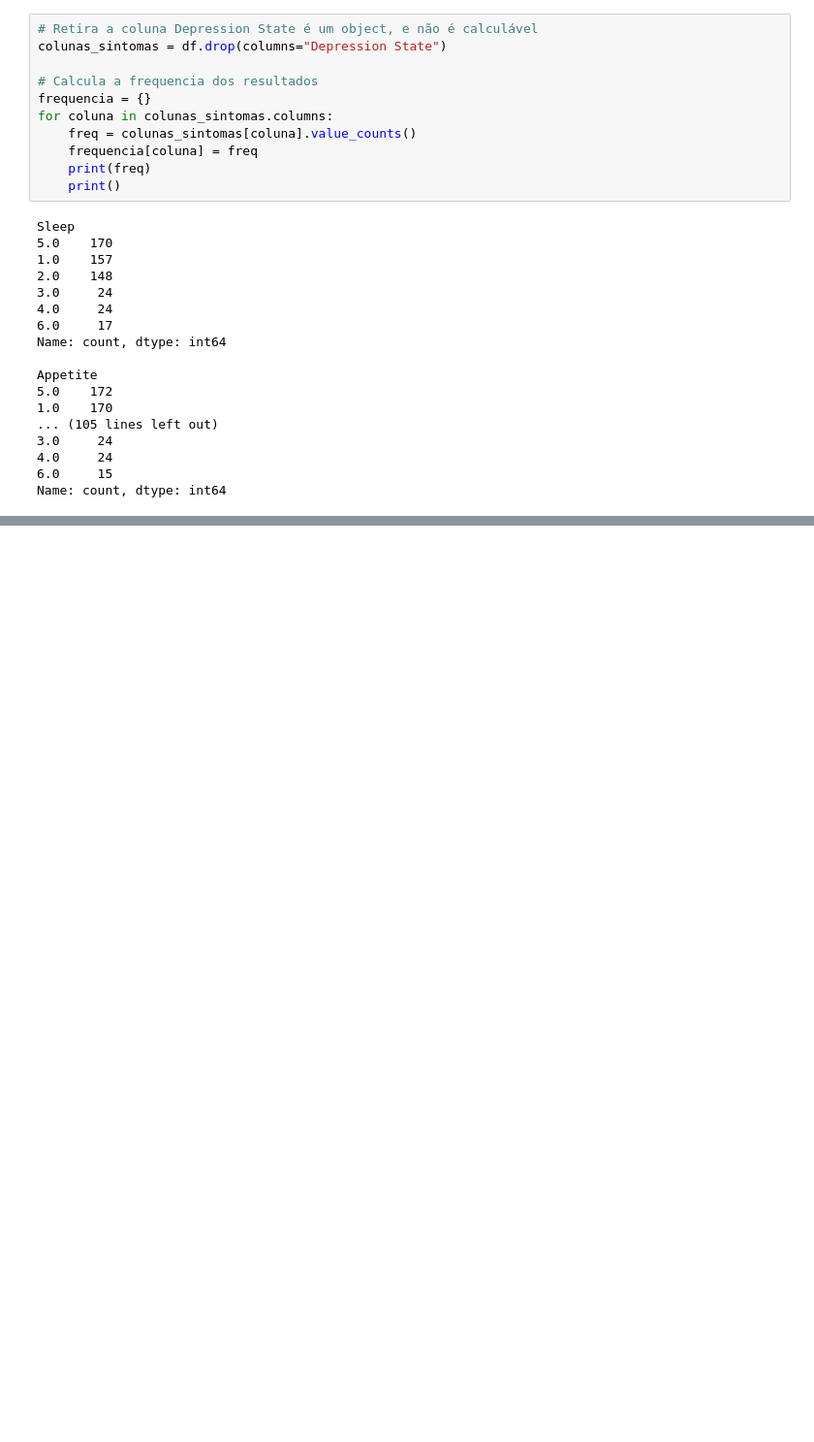
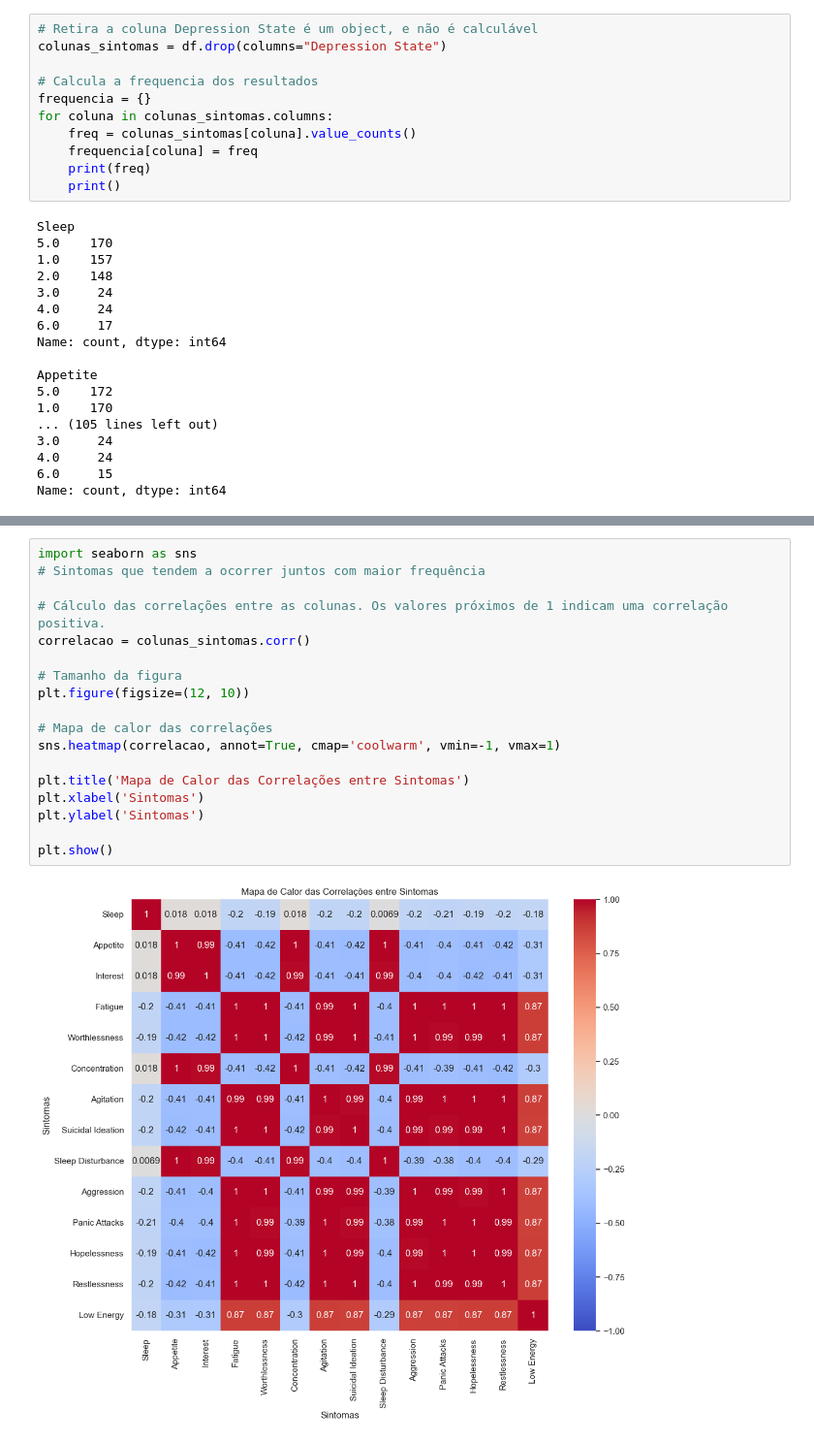
Before and after one commit to Gabrielle-Santiago/Analise-Exploratoria-de-Dados, a Jupyter notebook: tabelas/saude_mental/saude_limpeza_dados.ipynb, the cells around one changed output, grey strips where cells are left out. Shown: that part at 97% size. Drawn from its saved outputs; the diff is of its cells as text; blank space fills up the shorter version.

Commit message:
Calculo dos sintomas mais comuns em cada estado de depressão, e dos que tendem a ocorrer juntos com maior frequência

```diff
--- a/tabelas/saude_mental/saude_limpeza_dados.ipynb
+++ b/tabelas/saude_mental/saude_limpeza_dados.ipynb
@@ -162,0 +227,20 @@ if not estado_severo.empty:
+# %%
+import seaborn as sns
+# Sintomas que tendem a ocorrer juntos com maior frequência
+
+# Cálculo das correlações entre as colunas. Os valores próximos de 1 indicam uma correlação positiva.
+correlacao = colunas_sintomas.corr()
+
+# Tamanho da figura
+plt.figure(figsize=(12, 10))
+
+# Mapa de calor das correlações
+sns.heatmap(correlacao, annot=True, cmap='coolwarm', vmin=-1, vmax=1)
+
+plt.title('Mapa de Calor das Correlações entre Sintomas')
+plt.xlabel('Sintomas')
+plt.ylabel('Sintomas')
+
+plt.show()
+# %% [output]
+[figure, added]
```
Also changed, not shown: parts of 3 cells of this notebook.
